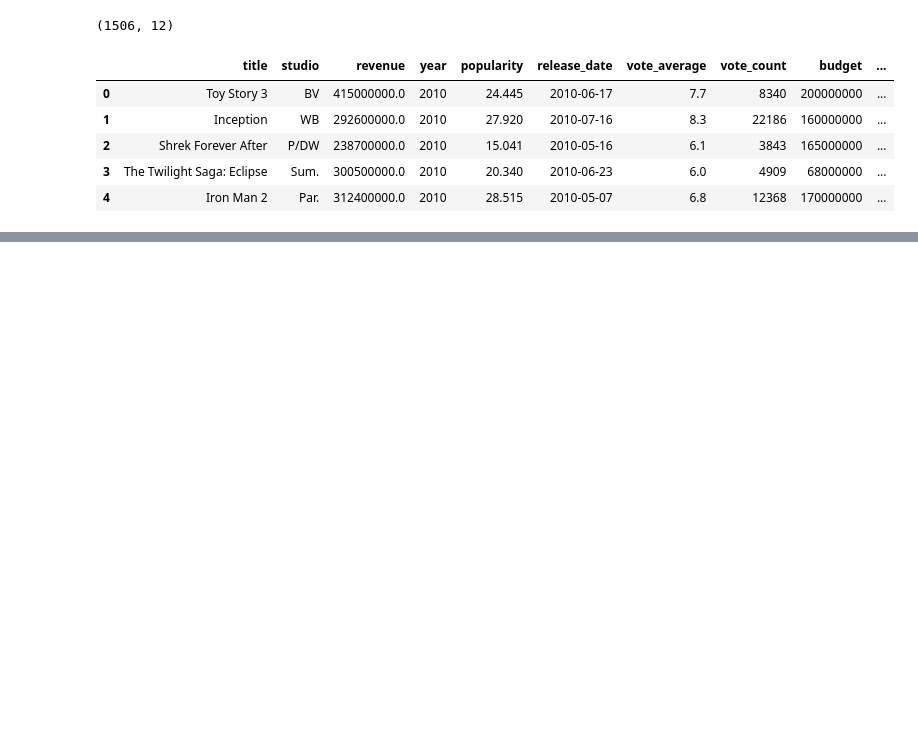
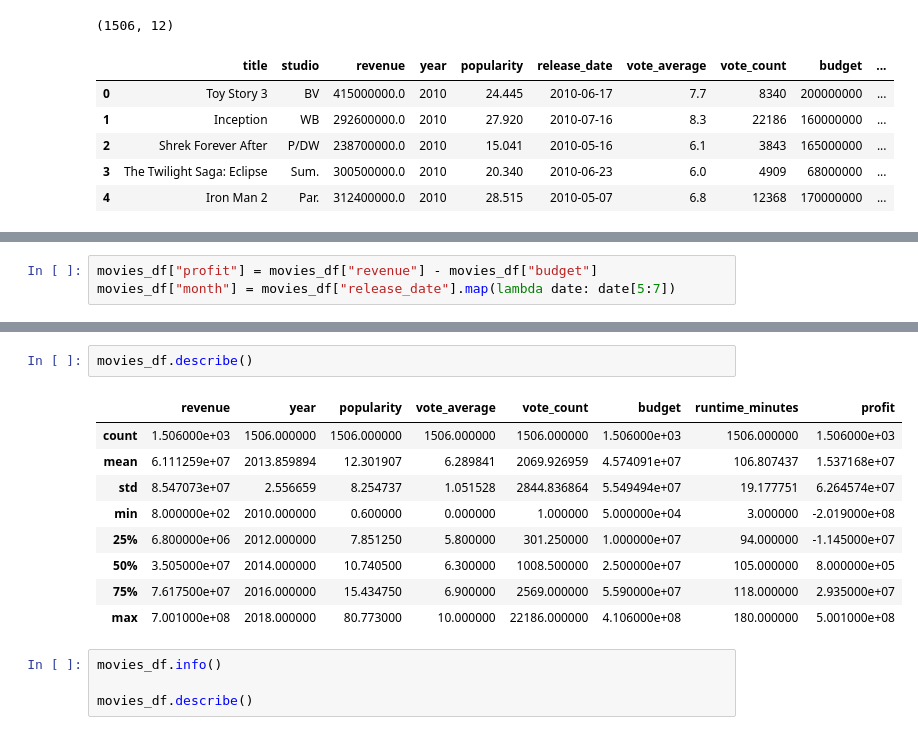
Before and after one commit to ggeorgekkariuki/Microsoft-Movie-Analysis, a Jupyter notebook: student.ipynb, the cells around one changed output, grey strips where cells are left out. Cells and saved outputs as stored; diff of their text form; blank space fills up the shorter version.

Commit message:
View Summary Statistics using .info() and .describe()

```diff
--- a/student.ipynb
+++ b/student.ipynb
@@ -400,0 +411,3 @@ movies_df.head()
+# %%
+movies_df["profit"] = movies_df["revenue"] - movies_df["budget"]
+movies_df["month"] = movies_df["release_date"].map(lambda date: date[5:7])
@@ -400,0 +434,16 @@ movies_df.head()
+# %%
+movies_df.describe()
+# %% [output]
+|  | revenue | year | popularity | vote_average | vote_count | budget | runtime_minutes | profit |
+| count | 1.506000e+03 | 1506.000000 | 1506.000000 | 1506.000000 | 1506.000000 | 1.506000e+03 | 1506.000000 | 1.506000e+03 |
+| mean | 6.111259e+07 | 2013.859894 | 12.301907 | 6.289841 | 2069.926959 | 4.574091e+07 | 106.807437 | 1.537168e+07 |
+| std | 8.547073e+07 | 2.556659 | 8.254737 | 1.051528 | 2844.836864 | 5.549494e+07 | 19.177751 | 6.264574e+07 |
+| min | 8.000000e+02 | 2010.000000 | 0.600000 | 0.000000 | 1.000000 | 5.000000e+04 | 3.000000 | -2.019000e+08 |
+| 25% | 6.800000e+06 | 2012.000000 | 7.851250 | 5.800000 | 301.250000 | 1.000000e+07 | 94.000000 | -1.145000e+07 |
+| 50% | 3.505000e+07 | 2014.000000 | 10.740500 | 6.300000 | 1008.500000 | 2.500000e+07 | 105.000000 | 8.000000e+05 |
+| 75% | 7.617500e+07 | 2016.000000 | 15.434750 | 6.900000 | 2569.000000 | 5.590000e+07 | 118.000000 | 2.935000e+07 |
+| max | 7.001000e+08 | 2018.000000 | 80.773000 | 10.000000 | 22186.000000 | 4.106000e+08 | 180.000000 | 5.001000e+08 |
+# %%
+movies_df.info()
+
+movies_df.describe()
```
Also changed, not shown: parts of 3 cells of this notebook.
